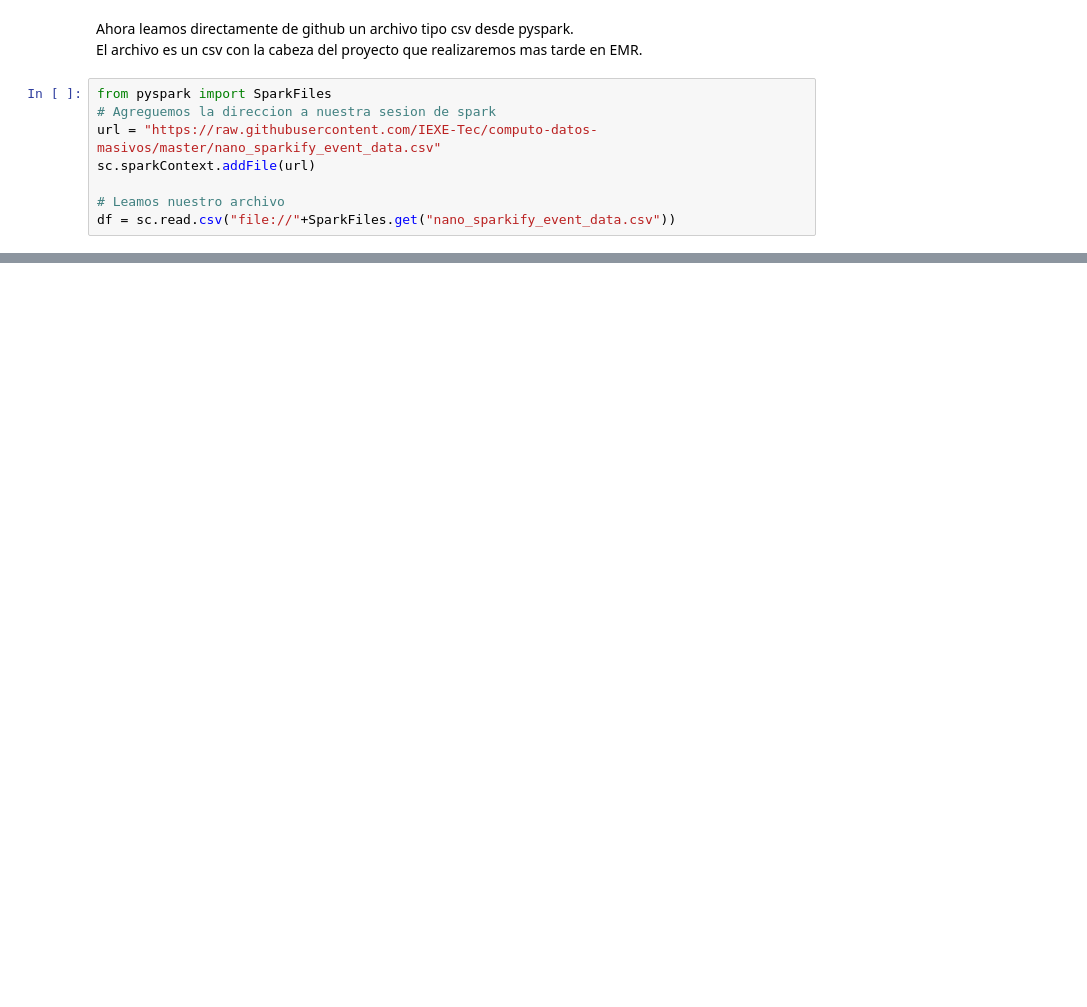
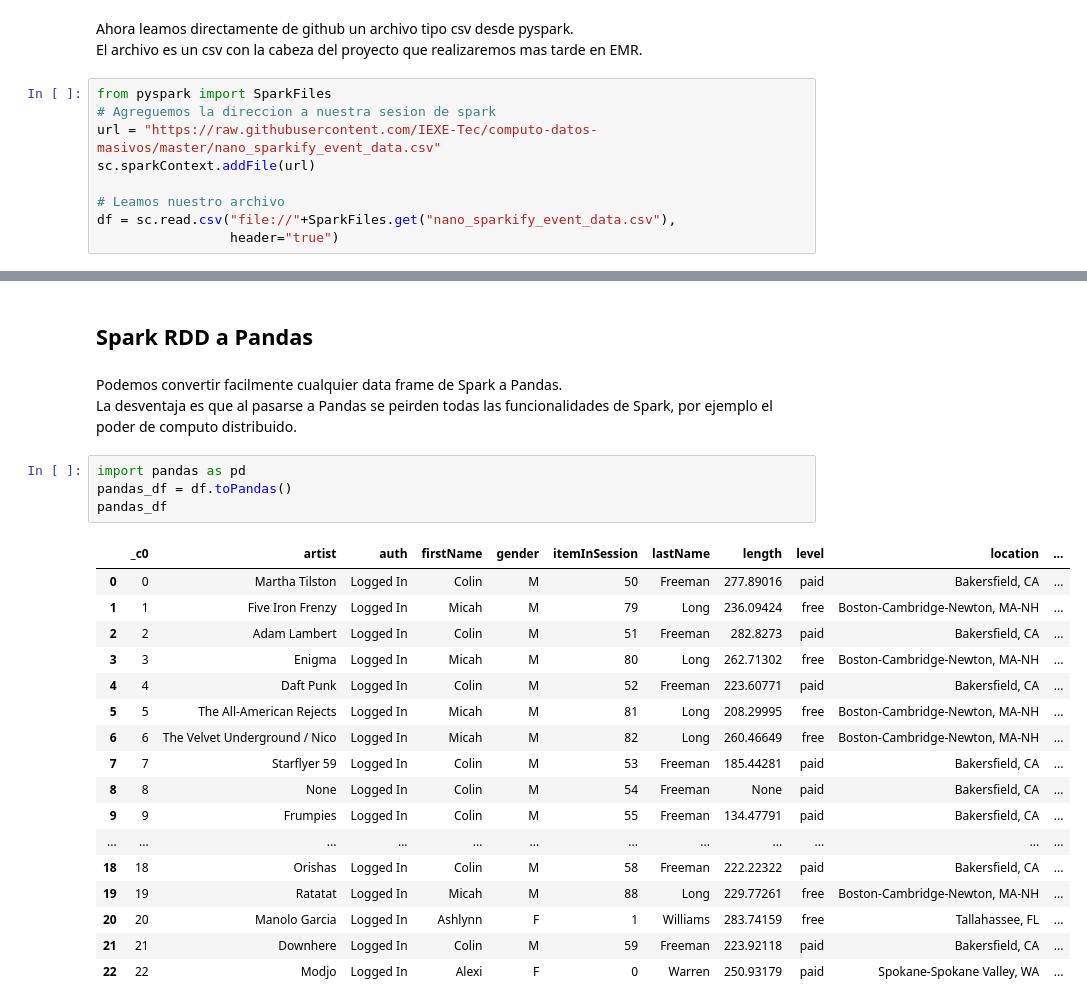
Before and after one commit to IEXE-Tec/computo-datos-masivos, a Jupyter notebook: 04_emr_pyspark.ipynb, the cells around one changed output, grey strips where cells are left out. Drawn from its saved outputs; the diff is of its cells as text; blank space fills up the shorter version.

Commit message:
Spark mini tutorial finished

```diff
--- a/04_emr_pyspark.ipynb
+++ b/04_emr_pyspark.ipynb
@@ -228,4 +230,5 @@ url = "https://raw.githubusercontent.com/IEXE-Tec/computo-datos-masivos/master/n
 sc.sparkContext.addFile(url)
 
 # Leamos nuestro archivo
-df = sc.read.csv("file://"+SparkFiles.get("nano_sparkify_event_data.csv"))
+df = sc.read.csv("file://"+SparkFiles.get("nano_sparkify_event_data.csv"),
+                 header="true")
@@ -251,0 +335,27 @@ only showing top 20 rows
+# %% [markdown]
+## Spark RDD a Pandas
+# %% [markdown]
+Podemos convertir facilmente cualquier data frame de Spark a Pandas.
+La desventaja es que al pasarse a Pandas se peirden todas las funcionalidades de Spark, por ejemplo el poder de computo distribuido.
+# %%
+import pandas as pd
+pandas_df = df.toPandas()
+pandas_df
+# %% [output]
+|  | _c0 | artist | auth | firstName | gender | itemInSession | lastName | length | level | location | ... |
+| 0 | 0 | Martha Tilston | Logged In | Colin | M | 50 | Freeman | 277.89016 | paid | Bakersfield, CA | ... |
+| 1 | 1 | Five Iron Frenzy | Logged In | Micah | M | 79 | Long | 236.09424 | free | Boston-Cambridge-Newton, MA-NH | ... |
+| 2 | 2 | Adam Lambert | Logged In | Colin | M | 51 | Freeman | 282.8273 | paid | Bakersfield, CA | ... |
+| 3 | 3 | Enigma | Logged In | Micah | M | 80 | Long | 262.71302 | free | Boston-Cambridge-Newton, MA-NH | ... |
+| 4 | 4 | Daft Punk | Logged In | Colin | M | 52 | Freeman | 223.60771 | paid | Bakersfield, CA | ... |
+| 5 | 5 | The All-American Rejects | Logged In | Micah | M | 81 | Long | 208.29995 | free | Boston-Cambridge-Newton, MA-NH | ... |
+| 6 | 6 | The Velvet Underground / Nico | Logged In | Micah | M | 82 | Long | 260.46649 | free | Boston-Cambridge-Newton, MA-NH | ... |
+| 7 | 7 | Starflyer 59 | Logged In | Colin | M | 53 | Freeman | 185.44281 | paid | Bakersfield, CA | ... |
+| 8 | 8 | None | Logged In | Colin | M | 54 | Freeman | None | paid | Bakersfield, CA | ... |
+| 9 | 9 | Frumpies | Logged In | Colin | M | 55 | Freeman | 134.47791 | paid | Bakersfield, CA | ... |
+| ... | ... | ... | ... | ... | ... | ... | ... | ... | ... | ... | ... |
+| 18 | 18 | Orishas | Logged In | Colin | M | 58 | Freeman | 222.22322 | paid | Bakersfield, CA | ... |
+| 19 | 19 | Ratatat | Logged In | Micah | M | 88 | Long | 229.77261 | free | Boston-Cambridge-Newton, MA-NH | ... |
+| 20 | 20 | Manolo Garcia | Logged In | Ashlynn | F | 1 | Williams | 283.74159 | free | Tallahassee, FL | ... |
+| 21 | 21 | Downhere | Logged In | Colin | M | 59 | Freeman | 223.92118 | paid | Bakersfield, CA | ... |
+| 22 | 22 | Modjo | Logged In | Alexi | F | 0 | Warren | 250.93179 | paid | Spokane-Spokane Valley, WA | ... |
```
Also changed, not shown: parts of 14 cells of this notebook.
